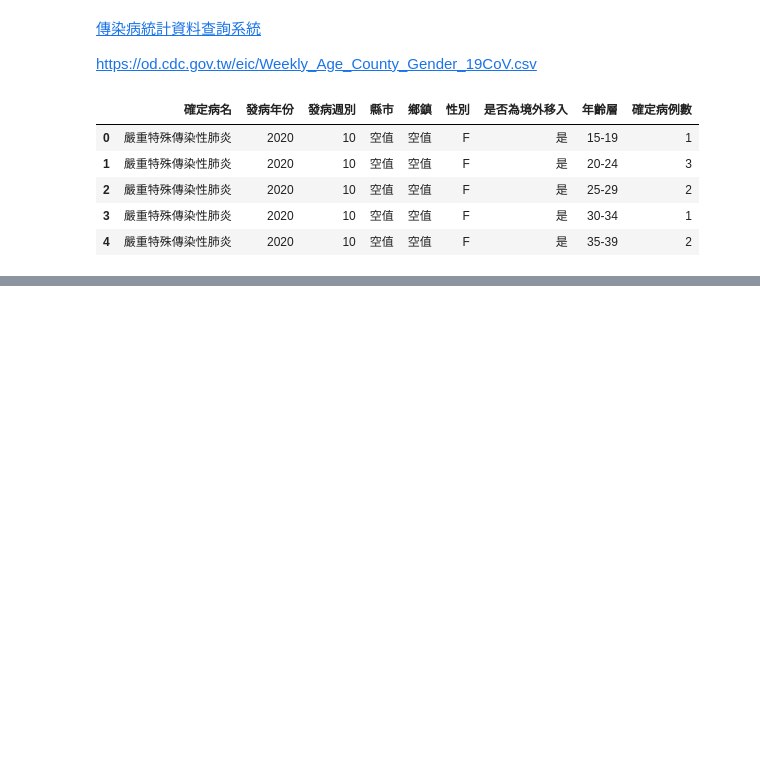
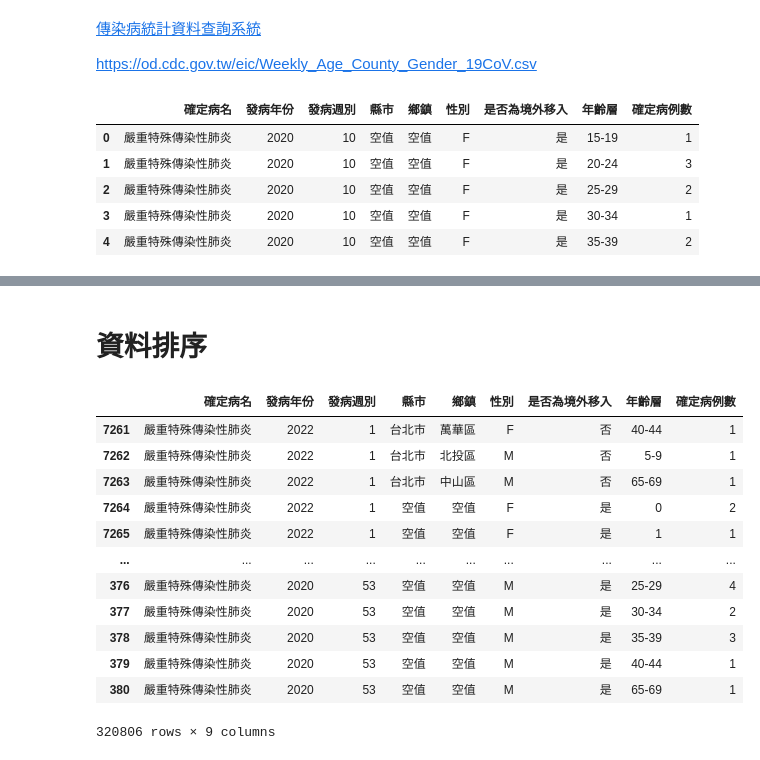
Before and after one commit to chihchao/pythonAssignment, a Jupyter notebook: pandas_covid19.ipynb, the cells around one changed output, grey strips where cells are left out. Cells and saved outputs as stored; diff of their text form; code cells hidden in the pictures; blank space fills up the shorter version.

```diff
--- a/pandas_covid19.ipynb
+++ b/pandas_covid19.ipynb
@@ -25,3 +25,21 @@ df.tail()
 | 319974 | 嚴重特殊傳染性肺炎 | 2022 | 9 | 新北市 | 三峽區 | M | 否 | 10-14 | 1 |
 | 319975 | 嚴重特殊傳染性肺炎 | 2022 | 9 | 新北市 | 板橋區 | M | 否 | 50-54 | 1 |
 | 319976 | 嚴重特殊傳染性肺炎 | 2022 | 9 | 彰化縣 | 鹿港鎮 | M | 否 | 5-9 | 2 |
+# %% [markdown]
+# 資料排序
+# %%
+df.sort_values(['發病年份','發病週別'], ascending=[False,True])
+# %% [output]
+|  | 確定病名 | 發病年份 | 發病週別 | 縣市 | 鄉鎮 | 性別 | 是否為境外移入 | 年齡層 | 確定病例數 |
+| 7261 | 嚴重特殊傳染性肺炎 | 2022 | 1 | 台北市 | 萬華區 | F | 否 | 40-44 | 1 |
+| 7262 | 嚴重特殊傳染性肺炎 | 2022 | 1 | 台北市 | 北投區 | M | 否 | 5-9 | 1 |
+| 7263 | 嚴重特殊傳染性肺炎 | 2022 | 1 | 台北市 | 中山區 | M | 否 | 65-69 | 1 |
+| 7264 | 嚴重特殊傳染性肺炎 | 2022 | 1 | 空值 | 空值 | F | 是 | 0 | 2 |
+| 7265 | 嚴重特殊傳染性肺炎 | 2022 | 1 | 空值 | 空值 | F | 是 | 1 | 1 |
+| ... | ... | ... | ... | ... | ... | ... | ... | ... | ... |
+| 376 | 嚴重特殊傳染性肺炎 | 2020 | 53 | 空值 | 空值 | M | 是 | 25-29 | 4 |
+| 377 | 嚴重特殊傳染性肺炎 | 2020 | 53 | 空值 | 空值 | M | 是 | 30-34 | 2 |
+| 378 | 嚴重特殊傳染性肺炎 | 2020 | 53 | 空值 | 空值 | M | 是 | 35-39 | 3 |
+| 379 | 嚴重特殊傳染性肺炎 | 2020 | 53 | 空值 | 空值 | M | 是 | 40-44 | 1 |
+| 380 | 嚴重特殊傳染性肺炎 | 2020 | 53 | 空值 | 空值 | M | 是 | 65-69 | 1 |
+320806 rows × 9 columns
```
Also changed, not shown: parts of 3 cells of this notebook.
